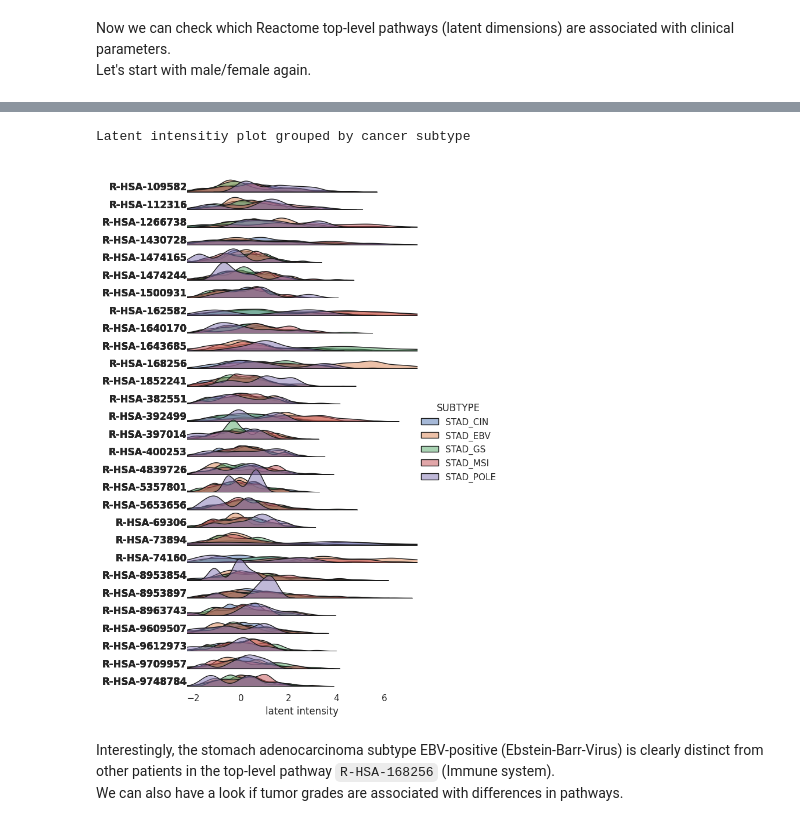
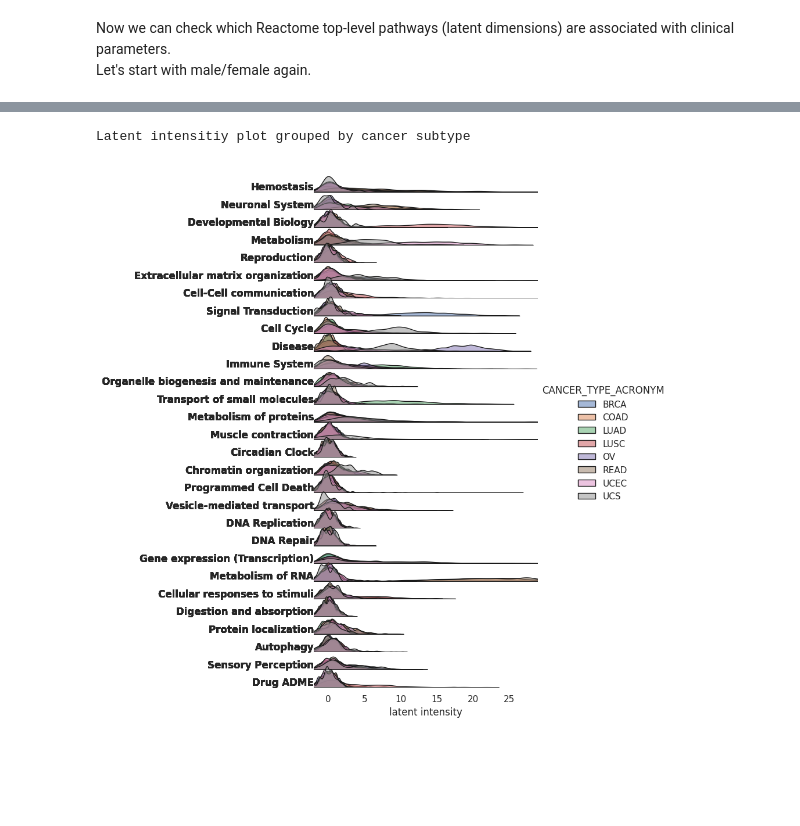
Before and after one commit to jan-forest/autoencodix, a Jupyter notebook: Tutorials/Advanced_Ontix.ipynb, the cells around one changed output, grey strips where cells are left out. Drawn from its saved outputs; the diff is of its cells as text; code cells hidden in the pictures; blank space fills up the shorter version.

```diff
--- a/Tutorials/Advanced_Ontix.ipynb
+++ b/Tutorials/Advanced_Ontix.ipynb
@@ -301,11 +394,8 @@ How are our gastric cancer subtypes associated with pathways?
 # %%
-ridgeline_rea2 = Image(filename='reports/STAD-Rea-Ontix/figures/latent_dist_SUBTYPE.png', width=600)
+ridgeline_rea2 = Image(filename='reports/TCGA-Rea-Ontix/figures/latent_dist_CANCER_TYPE_ACRONYM.png', width=800)
 
 print("Latent intensitiy plot grouped by cancer subtype")
 display(ridgeline_rea2)
 # %% [output]
 Latent intensitiy plot grouped by cancer subtype
-[figure, old version]
+[figure, new version]
-# %% [markdown]
-Interestingly, the stomach adenocarcinoma subtype EBV-positive (Ebstein-Barr-Virus) is clearly distinct from other patients in the top-level pathway `R-HSA-168256` (Immune system).
-We can also have a look if tumor grades are associated with differences in pathways.
```
Also changed, not shown: parts of 17 cells of this notebook, 11 other files.
